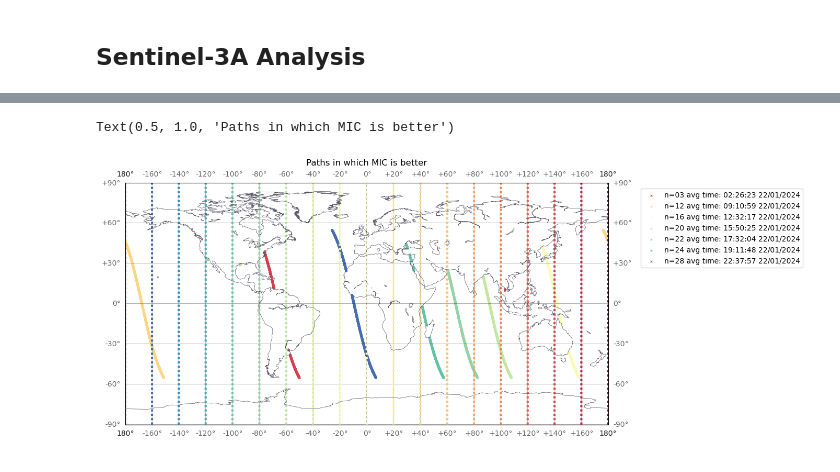
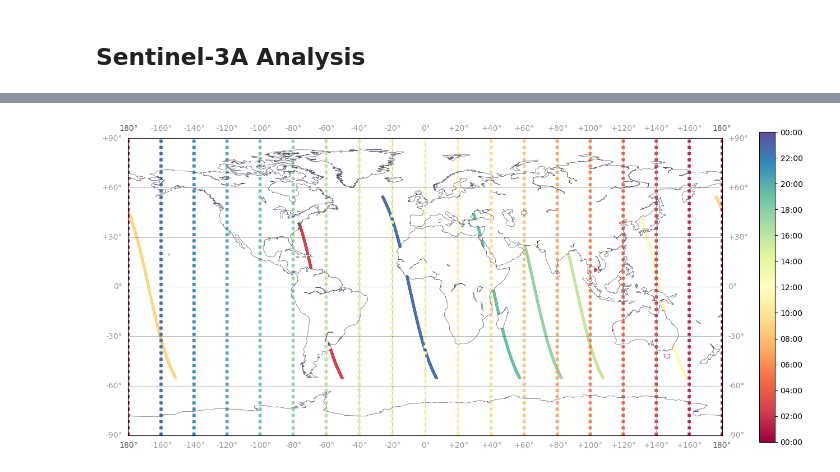
Before and after one commit to djaklouwens/TestAnalysisSimulation, a Jupyter notebook: main/plotting_results_sandbox.ipynb, the cells around one changed output, grey strips where cells are left out. Drawn from its saved outputs; the diff is of its cells as text; code cells hidden in the pictures.

```diff
--- a/main/plotting_results_sandbox.ipynb
+++ b/main/plotting_results_sandbox.ipynb
@@ -135,6 +138,7 @@ for f in os.listdir(res_dir):
 pass_n_files = []
 offset_MIC_unscaled = []
 offset_MIC_scaled = []
+time_array = []
 
 for f in summary_files:
     for x in re.split(r'[()]', f):
@@ -147,8 +151,9 @@ for f in summary_files:
     offset_MIC_unscaled.append(np.mean(df['MIC Unscaled'])/np.mean(df['RADS GIM']))
     offset_MIC_scaled.append(np.mean(df['MIC'])/np.mean(df['RADS GIM']))
 
-offset_S3A = pd.DataFrame(np.array([offset_MIC_scaled, offset_MIC_unscaled]).T, index=pass_n_files, columns=['unscaled', 'MIC'])
+offset_S3A = pd.DataFrame(np.array([offset_MIC_scaled, offset_MIC_unscaled]).T, index=pass_n_files, columns=['MIC', 'unscaled'])
 
 better_MIC = offset_S3A[np.abs(offset_S3A['MIC'])<=1].index
 better_unscaled = offset_S3A[np.abs(offset_S3A['unscaled'])<1].index
 better_RADS = offset_S3A[np.abs(offset_S3A['MIC'])>1].index
+better_MIC
@@ -155,15 +190,19 @@ better_RADS = offset_S3A[np.abs(offset_S3A['MIC'])>1].index
 # %%
+# all paths, individually
+n = 15
+
 fig, ax = plt.subplots(figsize=(14,6))
 earth=Basemap()
-
 init_earth(earth)
-show_sun_lines(earth)
+# show_sun_lines(earth)
 # show_jason_pos(earth)
 
-for n in better_RADS:
-    file = summary_files[pass_n_files.index(n)]
-    plot_file(earth, file, extra=f'n={n:>02} ')
+file = summary_files[pass_n_files.index(n)]
+plot_file(earth, file, extra=f'n={n:>02} ')
 
-ax.legend(bbox_to_anchor=(1.06, 0.99), loc='upper left')
-ax.set_title('Paths in which RADS is better', pad=24)
+# ax.legend(bbox_to_anchor=(1.06, 0.99), loc='upper left')
+# ax.set_title('Paths in which RADS is better', pad=24)
+
+fig.tight_layout()
+plt.savefig(os.path.join(res_dir, 'path_geomagnetic_equator.svg'), dpi=300)
 # %% [output]
@@ -172,20 +243,32 @@ Text(0.5, 1.0, 'Paths in which RADS is better')
 # %%
 fig, ax = plt.subplots(figsize=(14,6))
 earth=Basemap()
 
 init_earth(earth)
 show_sun_lines(earth)
 # show_jason_pos(earth)
 
-for n in better_MIC:
+for n in better_unscaled:
     file = summary_files[pass_n_files.index(n)]
     plot_file(earth, file, extra=f'n={n:>02} ')
 
-ax.legend(bbox_to_anchor=(1.06, 0.99), loc='upper left')
-ax.set_title('Paths in which MIC is better', pad=24)
+
+data = [dt_extra.get_datetime_obj(i) for i in ['00:00:00 22/01/2024', '00:00:00 23/01/2024']]
+t = pd.date_range(start=data[0], end=data[1], periods=13, )
+x = [0,1]
+y = [0,1]
+smap = ax.scatter(x,y,s=0.0001,c=mdates.date2num(data),edgecolors='none',marker='o',cmap='Spectral')
+
+cb = fig.colorbar(smap,orientation='vertical',
+                  ticks= mdates.HourLocator(interval=2),
+                  format=mdates.DateFormatter('%H:%M'))
+
+# ax.legend(bbox_to_anchor=(1.06, 0.99), loc='upper left')
+# ax.set_title('Paths in which Unscaled MIC is better', pad=24)
+fig.tight_layout()
+plt.savefig(os.path.join(res_dir, 'paths_better_unscaled.svg'), dpi=300)
 # %% [output]
-Text(0.5, 1.0, 'Paths in which MIC is better')
-[figure, old version]
+[figure, new version]
 # %%
 # getting full dataset
 
```
Also changed, not shown: parts of 13 cells of this notebook, 23 other files.
